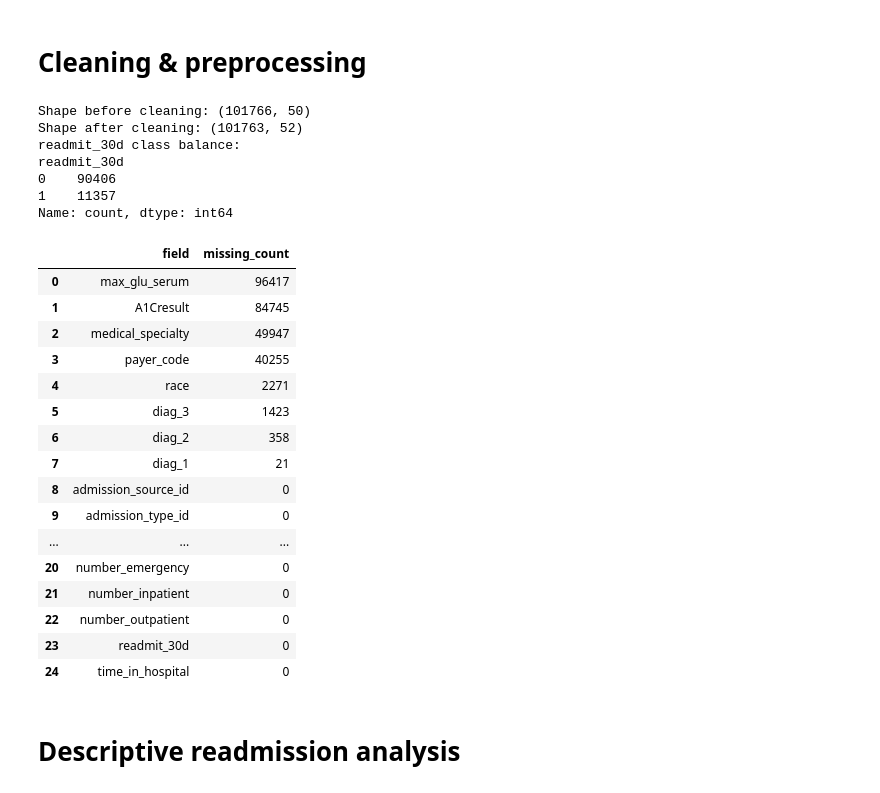
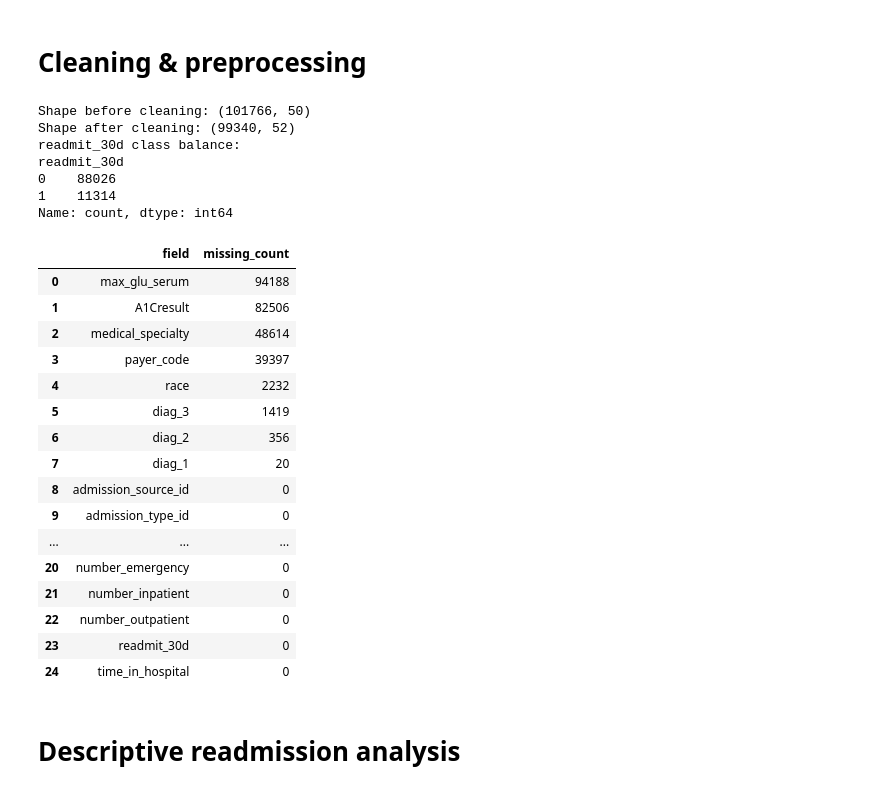
Before and after one commit to anair2163/DiabetesReadmissionAnalysis, a Jupyter notebook: notebooks/readmission_analysis.ipynb, the cells around one changed output. Cells and saved outputs as stored; diff of their text form; code cells hidden in the pictures.

```diff
--- a/notebooks/readmission_analysis.ipynb
+++ b/notebooks/readmission_analysis.ipynb
@@ -232,7 +226,9 @@ display(missing_values_summary)
 # %%
 shape_before_cleaning = df.shape
 
-df_clean = df.replace("?", np.nan).copy()
+# Disposition codes follow the accompanying UCI mapping.
+excluded_dispositions = {11, 13, 14, 19, 20, 21}
+df_clean = df.loc[~df["discharge_disposition_id"].isin(excluded_dispositions)].replace("?", np.nan).copy()
 
 if "gender" in df_clean.columns:
     df_clean = df_clean[df_clean["gender"] != "Unknown/Invalid"].copy()
@@ -281,44 +277,44 @@ modeling_key_fields = [
     "diag_1",
     "diag_2",
     "diag_3",
     "max_glu_serum",
     "A1Cresult",
     "insulin",
     "change",
     "diabetesMed",
     "readmit_30d",
 ]
 
 available_modeling_fields = [field for field in modeling_key_fields if field in df_clean.columns]
 missing_key_fields_summary = (
     pd.DataFrame(
         {
             "field": available_modeling_fields,
             "missing_count": [int(df_clean[field].isna().sum()) for field in available_modeling_fields],
         }
     )
     .sort_values(["missing_count", "field"], ascending=[False, True])
     .reset_index(drop=True)
 )
 
 display(missing_key_fields_summary)
 # %% [output]
 Shape before cleaning: (101766, 50)
-Shape after cleaning: (101763, 52)
+Shape after cleaning: (99340, 52)
 readmit_30d class balance:
 readmit_30d
-0    90406
-1    11357
+0    88026
+1    11314
 Name: count, dtype: int64
 |  | field | missing_count |
-| 0 | max_glu_serum | 96417 |
-| 1 | A1Cresult | 84745 |
-| 2 | medical_specialty | 49947 |
-| 3 | payer_code | 40255 |
-| 4 | race | 2271 |
-| 5 | diag_3 | 1423 |
-| 6 | diag_2 | 358 |
-| 7 | diag_1 | 21 |
+| 0 | max_glu_serum | 94188 |
+| 1 | A1Cresult | 82506 |
+| 2 | medical_specialty | 48614 |
+| 3 | payer_code | 39397 |
+| 4 | race | 2232 |
+| 5 | diag_3 | 1419 |
+| 6 | diag_2 | 356 |
+| 7 | diag_1 | 20 |
 | 8 | admission_source_id | 0 |
 | 9 | admission_type_id | 0 |
 | ... | ... | ... |
```
Also changed, not shown: parts of 19 cells of this notebook, 1 other file.
